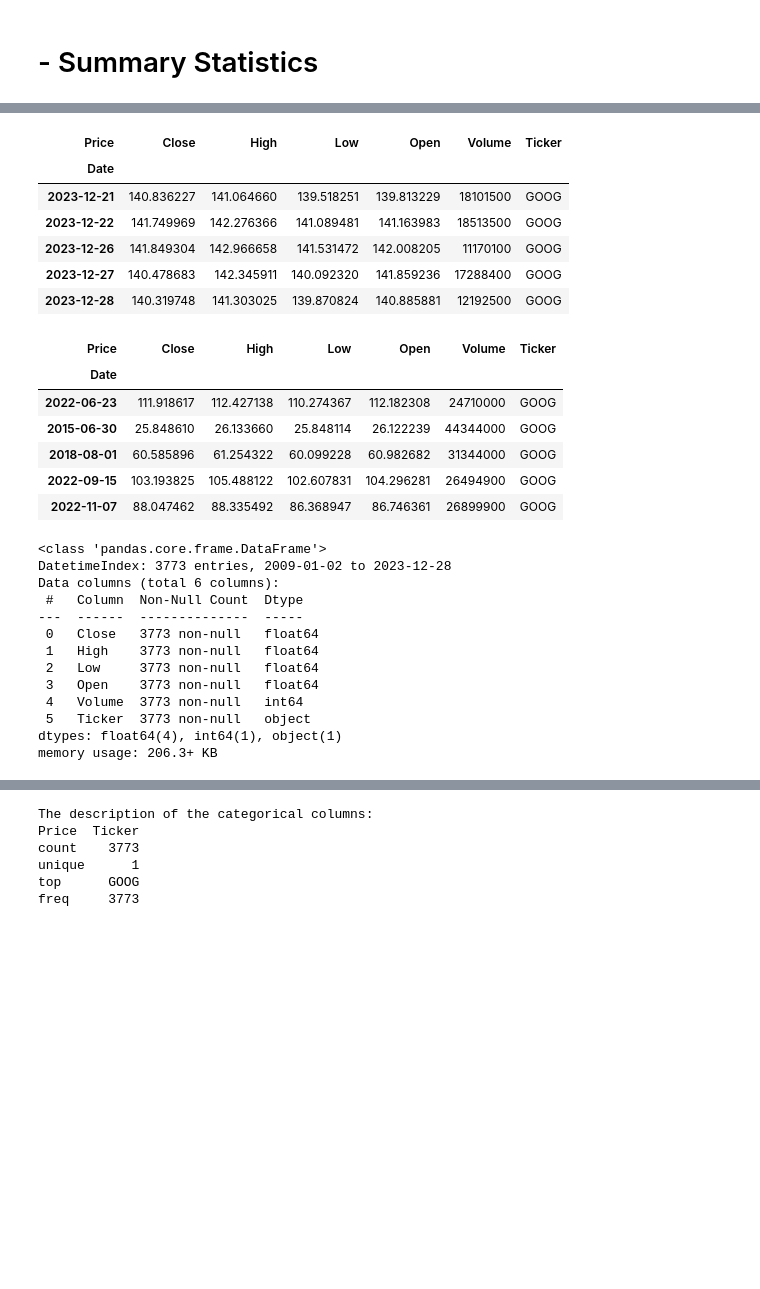
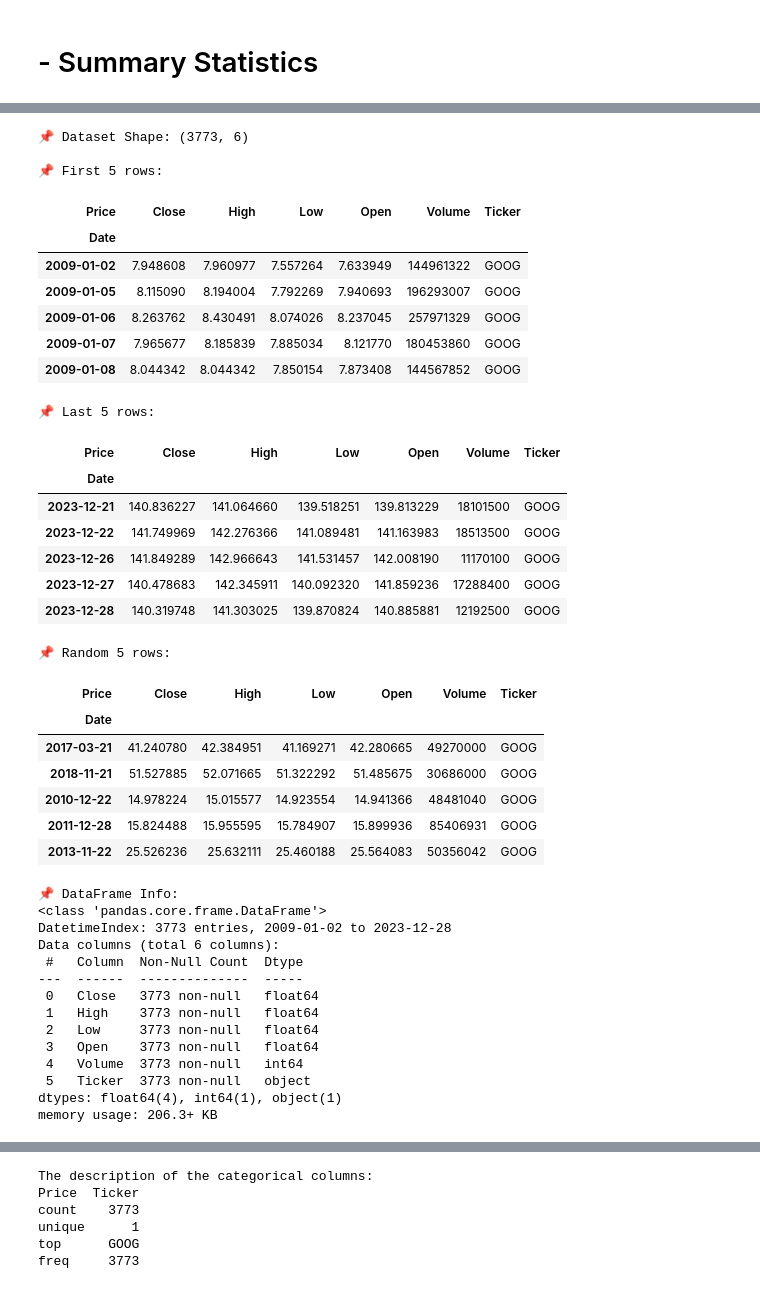
Before and after one commit to birhanu-ma/Financial-Data-Analysis, a Jupyter notebook: notebooks/GOOG.ipynb, the cells around one changed output, grey strips where cells are left out. Cells and saved outputs as stored; diff of their text form; code cells hidden in the pictures; blank space fills up the shorter version.

```diff
--- a/notebooks/GOOG.ipynb
+++ b/notebooks/GOOG.ipynb
@@ -76,41 +71,47 @@ the shape of GOOL dataset $(3773, 6)
-# %%
-# log the last examples of this dataset
-df.tail()
-# %% [output]
-| Price | Close | High | Low | Open | Volume | Ticker |
-| Date |  |  |  |  |  |  |
-| 2023-12-21 | 140.836227 | 141.064660 | 139.518251 | 139.813229 | 18101500 | GOOG |
-| 2023-12-22 | 141.749969 | 142.276366 | 141.089481 | 141.163983 | 18513500 | GOOG |
-| 2023-12-26 | 141.849304 | 142.966658 | 141.531472 | 142.008205 | 11170100 | GOOG |
-| 2023-12-27 | 140.478683 | 142.345911 | 140.092320 | 141.859236 | 17288400 | GOOG |
-| 2023-12-28 | 140.319748 | 141.303025 | 139.870824 | 140.885881 | 12192500 | GOOG |
-# %%
-# log the last examples of this dataset
-df.sample(5)
-# %% [output]
-| Price | Close | High | Low | Open | Volume | Ticker |
-| Date |  |  |  |  |  |  |
-| 2022-06-23 | 111.918617 | 112.427138 | 110.274367 | 112.182308 | 24710000 | GOOG |
-| 2015-06-30 | 25.848610 | 26.133660 | 25.848114 | 26.122239 | 44344000 | GOOG |
-| 2018-08-01 | 60.585896 | 61.254322 | 60.099228 | 60.982682 | 31344000 | GOOG |
-| 2022-09-15 | 103.193825 | 105.488122 | 102.607831 | 104.296281 | 26494900 | GOOG |
-| 2022-11-07 | 88.047462 | 88.335492 | 86.368947 | 86.746361 | 26899900 | GOOG |
 # %%
-# check more information about the dataset
-df.info()
+
+
+inspectData(df)
 # %% [output]
-<class 'pandas.core.frame.DataFrame'>
-DatetimeIndex: 3773 entries, 2009-01-02 to 2023-12-28
-Data columns (total 6 columns):
- #   Column  Non-Null Count  Dtype
----  ------  --------------  -----
- 0   Close   3773 non-null   float64
- 1   High    3773 non-null   float64
- 2   Low     3773 non-null   float64
- 3   Open    3773 non-null   float64
- 4   Volume  3773 non-null   int64
- 5   Ticker  3773 non-null   object
-dtypes: float64(4), int64(1), object(1)
-memory usage: 206.3+ KB
+📌 Dataset Shape: (3773, 6)
+
+📌 First 5 rows:
+| Price | Close | High | Low | Open | Volume | Ticker |
+| Date |  |  |  |  |  |  |
+| 2009-01-02 | 7.948608 | 7.960977 | 7.557264 | 7.633949 | 144961322 | GOOG |
+| 2009-01-05 | 8.115090 | 8.194004 | 7.792269 | 7.940693 | 196293007 | GOOG |
+| 2009-01-06 | 8.263762 | 8.430491 | 8.074026 | 8.237045 | 257971329 | GOOG |
+| 2009-01-07 | 7.965677 | 8.185839 | 7.885034 | 8.121770 | 180453860 | GOOG |
+| 2009-01-08 | 8.044342 | 8.044342 | 7.850154 | 7.873408 | 144567852 | GOOG |
+📌 Last 5 rows:
+| Price | Close | High | Low | Open | Volume | Ticker |
+| Date |  |  |  |  |  |  |
+| 2023-12-21 | 140.836227 | 141.064660 | 139.518251 | 139.813229 | 18101500 | GOOG |
+| 2023-12-22 | 141.749969 | 142.276366 | 141.089481 | 141.163983 | 18513500 | GOOG |
+| 2023-12-26 | 141.849289 | 142.966643 | 141.531457 | 142.008190 | 11170100 | GOOG |
+| 2023-12-27 | 140.478683 | 142.345911 | 140.092320 | 141.859236 | 17288400 | GOOG |
+| 2023-12-28 | 140.319748 | 141.303025 | 139.870824 | 140.885881 | 12192500 | GOOG |
+📌 Random 5 rows:
+| Price | Close | High | Low | Open | Volume | Ticker |
+| Date |  |  |  |  |  |  |
+| 2017-03-21 | 41.240780 | 42.384951 | 41.169271 | 42.280665 | 49270000 | GOOG |
+| 2018-11-21 | 51.527885 | 52.071665 | 51.322292 | 51.485675 | 30686000 | GOOG |
+| 2010-12-22 | 14.978224 | 15.015577 | 14.923554 | 14.941366 | 48481040 | GOOG |
+| 2011-12-28 | 15.824488 | 15.955595 | 15.784907 | 15.899936 | 85406931 | GOOG |
+| 2013-11-22 | 25.526236 | 25.632111 | 25.460188 | 25.564083 | 50356042 | GOOG |
+📌 DataFrame Info:
+<class 'pandas.core.frame.DataFrame'>
+DatetimeIndex: 3773 entries, 2009-01-02 to 2023-12-28
+Data columns (total 6 columns):
+ #   Column  Non-Null Count  Dtype
+---  ------  --------------  -----
+ 0   Close   3773 non-null   float64
+ 1   High    3773 non-null   float64
+ 2   Low     3773 non-null   float64
+ 3   Open    3773 non-null   float64
+ 4   Volume  3773 non-null   int64
+ 5   Ticker  3773 non-null   object
+dtypes: float64(4), int64(1), object(1)
+memory usage: 206.3+ KB
 # %%
 # check if a null value exists
```
Also changed, not shown: parts of 13 cells of this notebook, 5 other files.
